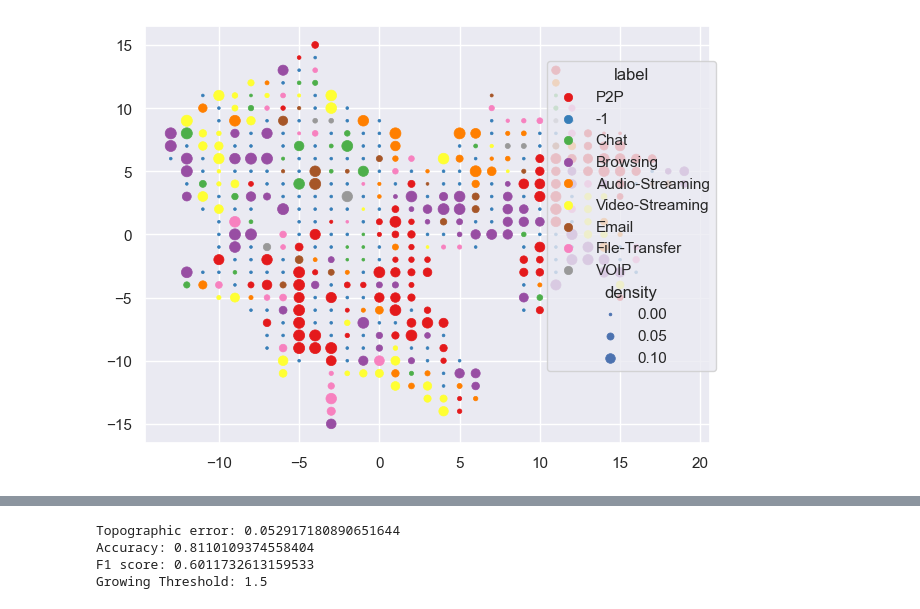
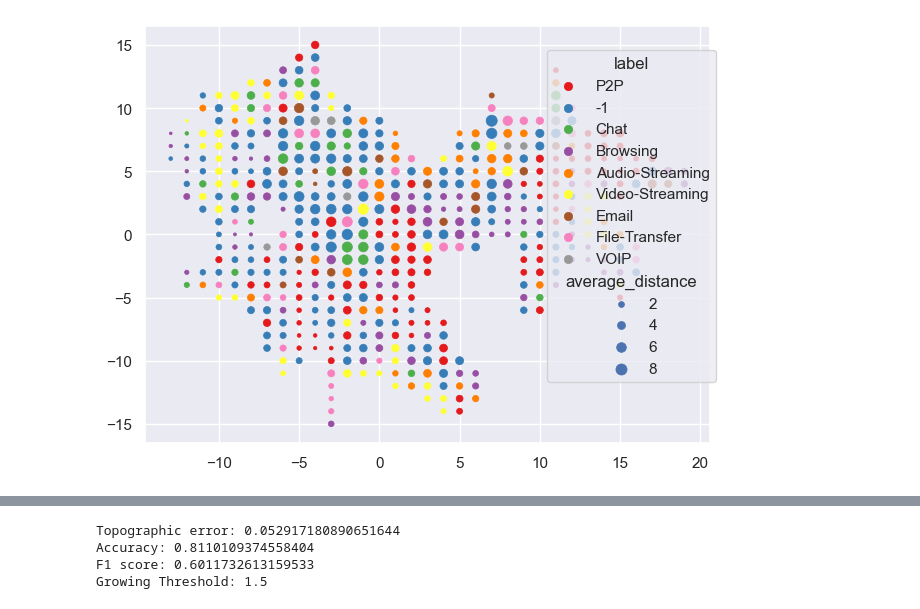
Before and after one commit to SandroMartens/DBGSOM, a Jupyter notebook: examples/darknet.ipynb, the cells around one changed output, grey strips where cells are left out. Saved outputs shown, nothing was run; the diff lists cells and outputs as text; code cells hidden in the pictures.

```diff
--- a/examples/darknet.ipynb
+++ b/examples/darknet.ipynb
@@ -92,12 +104,13 @@ Pipeline(steps=[('col_transformer',
                         spreading_factor=1.5))])
 # %%
 som.plot(
+    # color="density",
     color="label",
     palette="Set1",
-    pointsize="density",
+    pointsize="average_distance",
 )
 # %% [output]
-[figure, old version]
+[figure, new version]
 # %%
 weights = som.weights_
 
```
Also changed, not shown: parts of 8 cells of this notebook, 3 other files.
